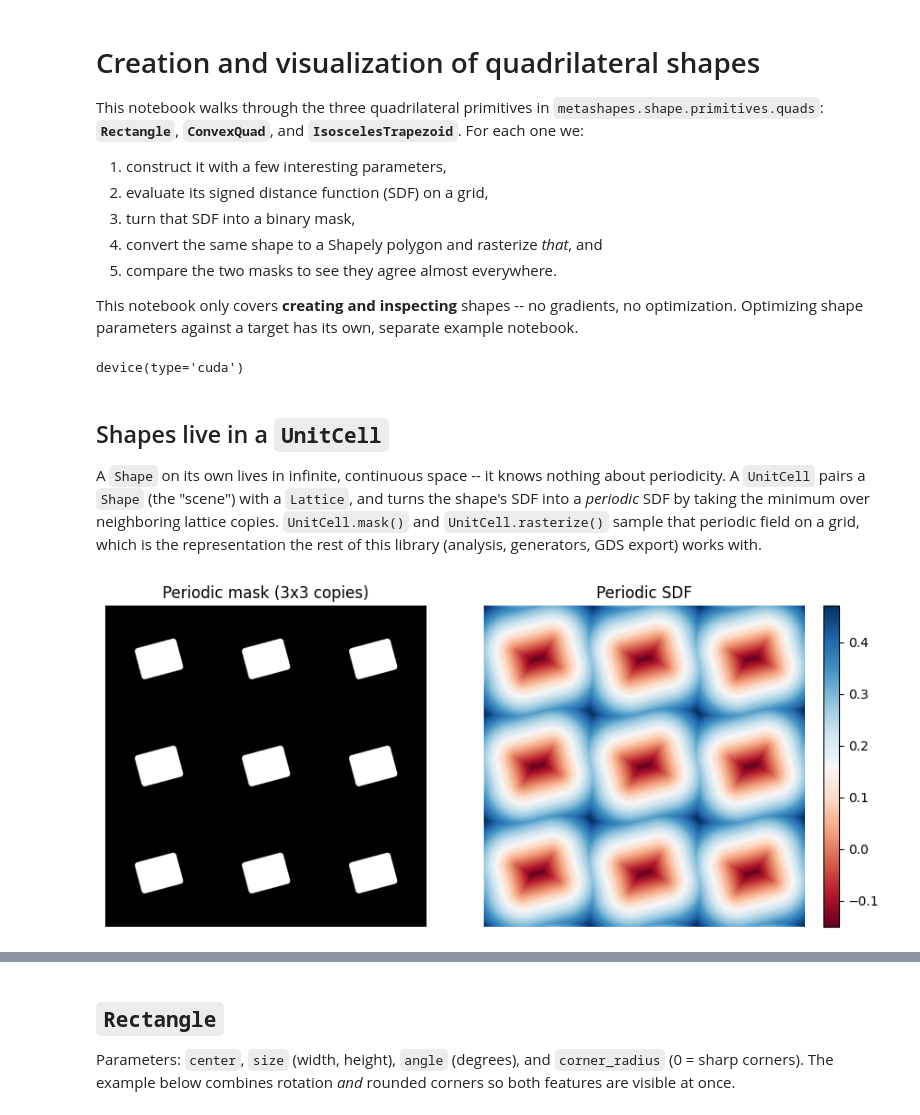
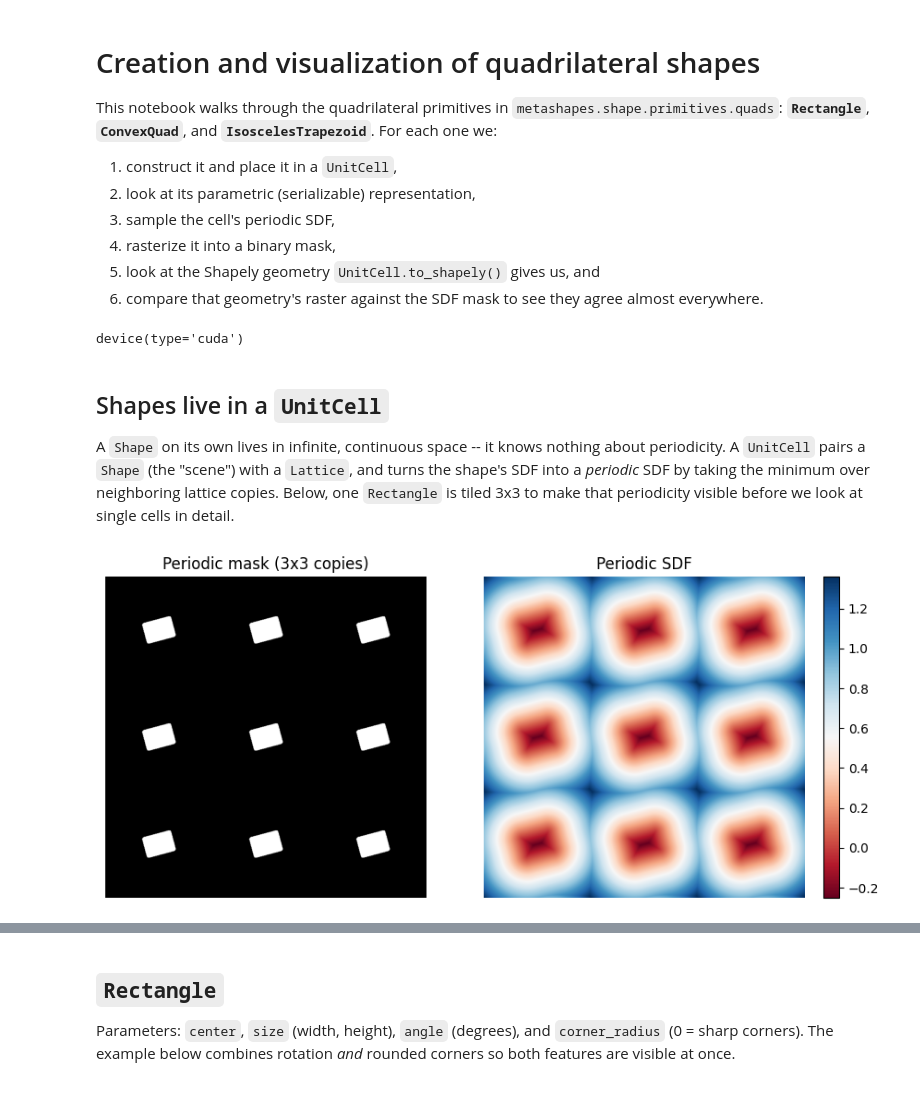
Before and after one commit to RodionovSA/metashapes, a Jupyter notebook: examples/quads.ipynb, the cells around one changed output, grey strips where cells are left out. Saved outputs shown, nothing was run; the diff lists cells and outputs as text; code cells hidden in the pictures.

```diff
--- a/examples/quads.ipynb
+++ b/examples/quads.ipynb
@@ -1,17 +1,15 @@
 # %% [markdown]
 # Creation and visualization of quadrilateral shapes
 
-This notebook walks through the three quadrilateral primitives in
+This notebook walks through the quadrilateral primitives in
 `metashapes.shape.primitives.quads`: **`Rectangle`**, **`ConvexQuad`**, and
 **`IsoscelesTrapezoid`**. For each one we:
 
-1. construct it with a few interesting parameters,
-2. evaluate its signed distance function (SDF) on a grid,
-3. turn that SDF into a binary mask,
-4. convert the same shape to a Shapely polygon and rasterize *that*, and
-5. compare the two masks to see they agree almost everywhere.
-
-This notebook only covers **creating and inspecting** shapes -- no gradients,
-no optimization. Optimizing shape parameters against a target has its own,
-separate example notebook.
+1. construct it and place it in a `UnitCell`,
+2. look at its parametric (serializable) representation,
+3. sample the cell's periodic SDF,
+4. rasterize it into a binary mask,
+5. look at the Shapely geometry `UnitCell.to_shapely()` gives us, and
+6. compare that geometry's raster against the SDF mask to see they agree
+   almost everywhere.
 # %%
@@ -36,30 +35,29 @@ device(type='cuda')
 A `Shape` on its own lives in infinite, continuous space -- it knows nothing
 about periodicity. A `UnitCell` pairs a `Shape` (the "scene") with a
 `Lattice`, and turns the shape's SDF into a *periodic* SDF by taking the
-minimum over neighboring lattice copies. `UnitCell.mask()` and
-`UnitCell.rasterize()` sample that periodic field on a grid, which is the
-representation the rest of this library (analysis, generators, GDS export)
-works with.
+minimum over neighboring lattice copies. Below, one `Rectangle` is tiled
+3x3 to make that periodicity visible before we look at single cells in
+detail.
 # %%
-lattice = Lattice.rectangular(1.0, 1.0).to(dtype=dtype, device=device)
+lattice = Lattice.rectangular(2.5, 2.5).to(dtype=dtype, device=device)
 
-demo = Rectangle(center=[0.5, 0.5], size=[0.4, 0.3], angle=15.0, corner_radius=0.03)
+demo = Rectangle(center=[0.0, 0.0], size=[0.7, 0.5], angle=15.0, corner_radius=0.05)
 demo = demo.to(dtype=dtype, device=device)
-demo_cell = UnitCell(lattice=lattice, scene=demo)
+demo_cell = UnitCell(lattice=lattice, scene=demo).center_scene(method='bbox')
 
 nx = ny = 256
 mask = demo_cell.mask(nx, ny, cartesian=True, repeat=(3, 3))
 sdf_periodic = demo_cell.rasterize(nx, ny, cartesian=True, repeat=(3, 3))
 
 fig, axes = plt.subplots(1, 2, figsize=(9, 4))
 axes[0].imshow(mask.cpu().detach(), origin='lower', cmap='gray')
 axes[0].set_title('Periodic mask (3x3 copies)')
 im = axes[1].imshow(sdf_periodic.cpu().detach(), origin='lower', cmap='RdBu')
 axes[1].set_title('Periodic SDF')
 plt.colorbar(im, ax=axes[1], fraction=0.046)
 for ax in axes:
     ax.axis('off')
 fig.tight_layout()
 plt.show()
 # %% [output]
-[figure, old version]
+[figure, new version]
```
Also changed, not shown: parts of 18 cells of this notebook, 9 other files.
